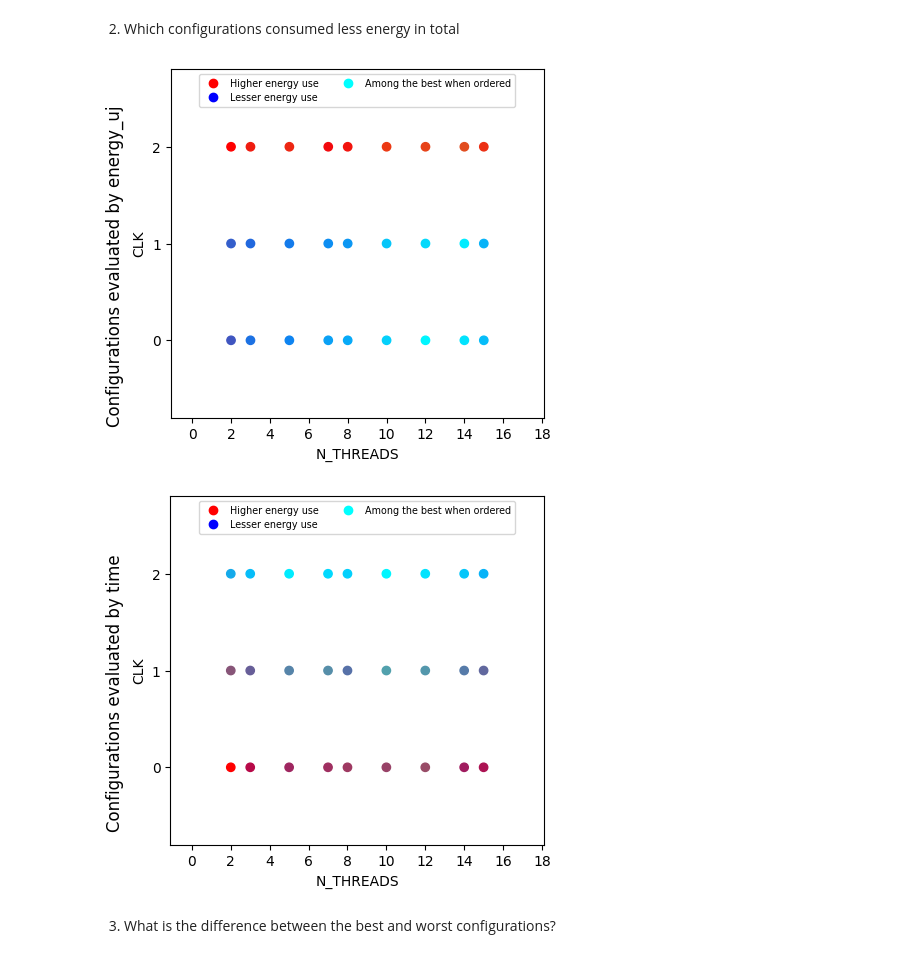
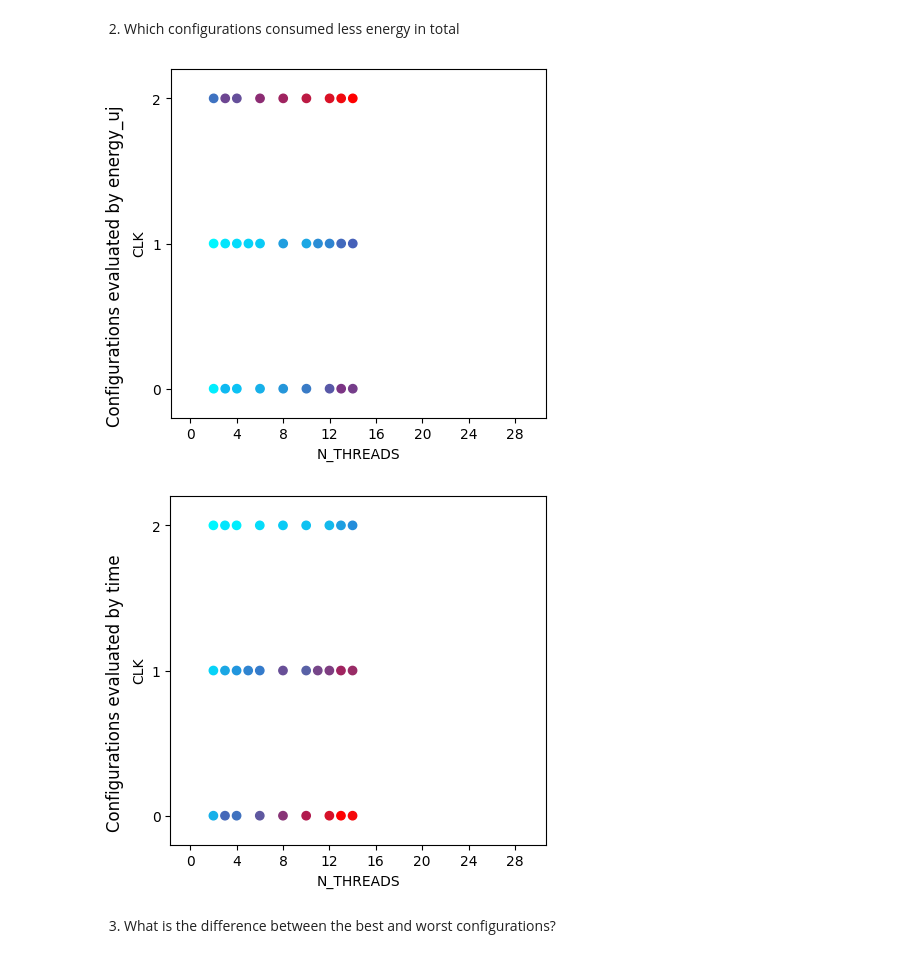
Before and after one commit to Jubarte27/energyuq, a Jupyter notebook: scenarios/main/energy_analysis.ipynb, the cells around one changed output. Drawn from its saved outputs; the diff is of its cells as text; code cells hidden in the pictures.

```diff
--- a/scenarios/main/energy_analysis.ipynb
+++ b/scenarios/main/energy_analysis.ipynb
@@ -28,3 +29,4 @@ sampler = energyuq.get_sampler(campaign)
 qoi_cols = analysis.qoi_cols
 qoi = "energy_uj"
 results = cast(SCAnalysisResults, campaign.get_last_analysis()) # better linting
+df = campaign.get_collation_result()
@@ -278,11 +41,11 @@ plot_grid_2D()
 # %% [markdown]
 2. Which configurations consumed less energy in total
 # %%
-plot_grid_2D_best(qoi)
-plot_grid_2D_best("time")
+plot.plot_grid_2D_best(df, qoi, (qoi, 0))
+plot.plot_grid_2D_best(df, "time", ("time", 0))
 # %% [output]
-[figure, old version]
+[figure, new version]
-[figure, old version]
+[figure, new version]
 # %% [markdown]
 3. What is the difference between the best and worst configurations?
 # %%
```
Also changed, not shown: parts of 9 cells of this notebook, 9 other files.
